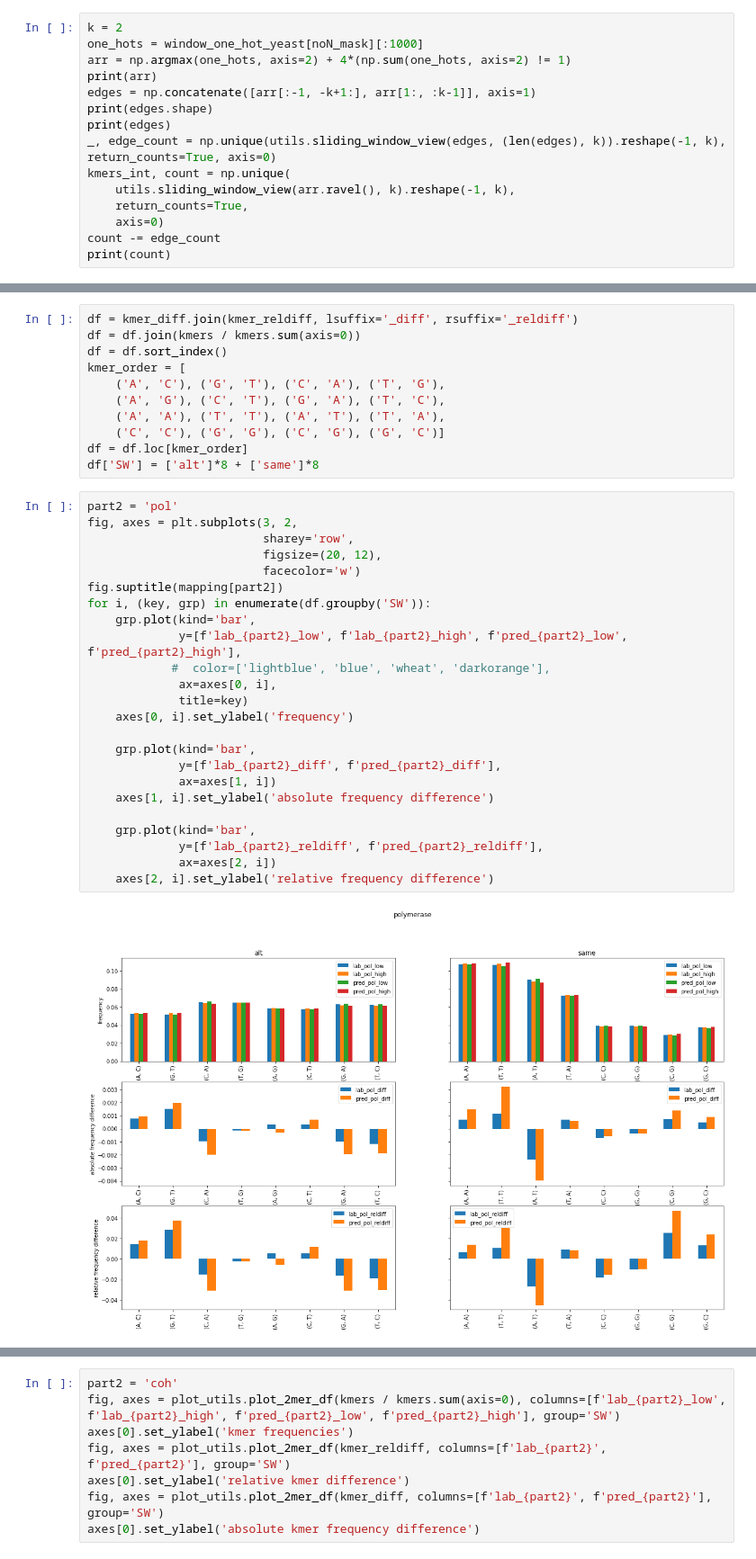
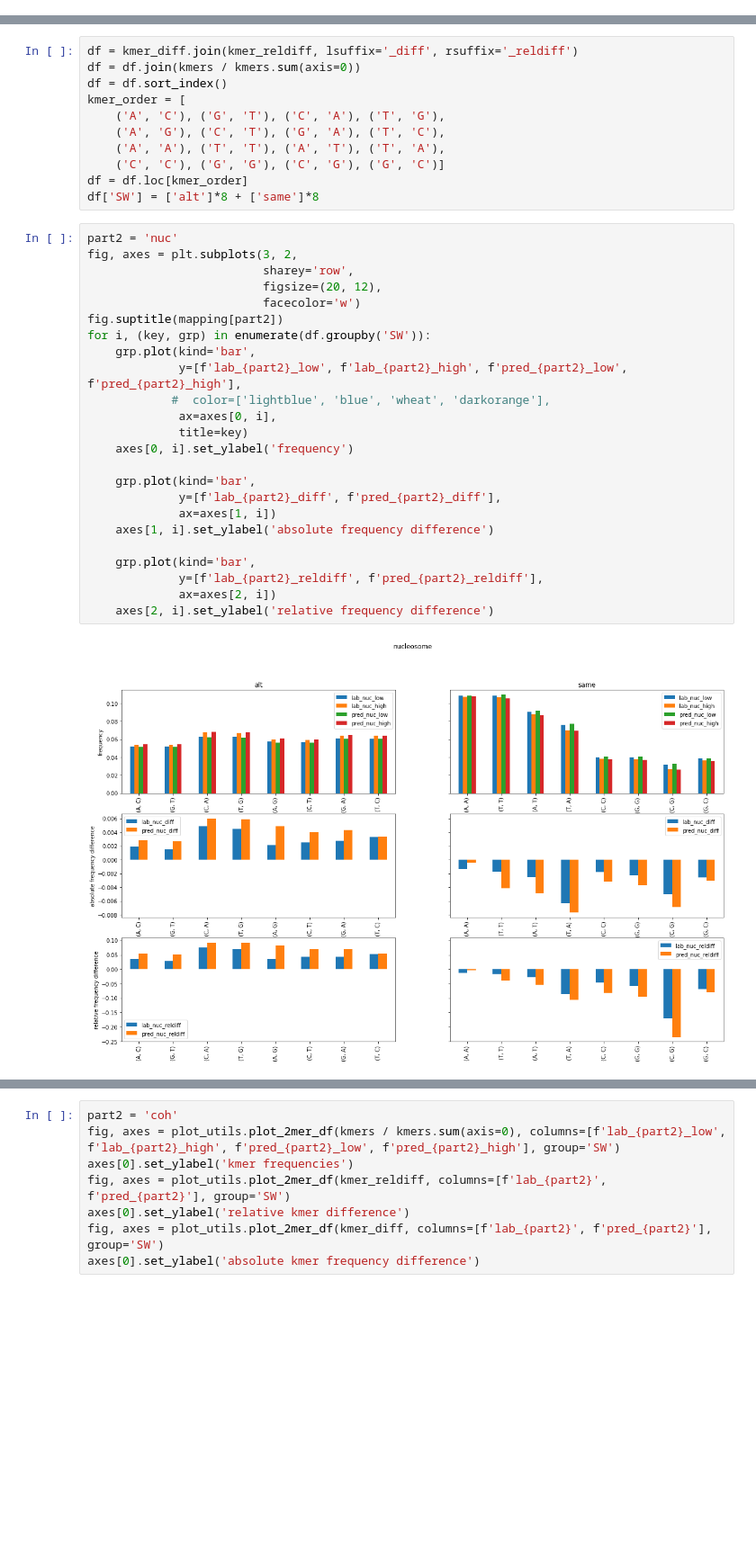
Before and after one commit to Alexwestbrook/mnhn-internship_DeepCNN_ChIP-seq, a Jupyter notebook: Generating_sequences.ipynb, the cells around one changed output, grey strips where cells are left out. Shown at 90% size. Saved outputs shown, nothing was run; the diff lists cells and outputs as text; blank space fills up the shorter version.

```diff
--- a/Generating_sequences.ipynb
+++ b/Generating_sequences.ipynb
@@ -1548,15 +1442,0 @@ utils.kmer_counts(window_one_hot_yeast[noN_mask][:n], k=k, includeN=False, versi
-# %%
-k = 2
-one_hots = window_one_hot_yeast[noN_mask][:1000]
-arr = np.argmax(one_hots, axis=2) + 4*(np.sum(one_hots, axis=2) != 1)
-print(arr)
-edges = np.concatenate([arr[:-1, -k+1:], arr[1:, :k-1]], axis=1)
-print(edges.shape)
-print(edges)
-_, edge_count = np.unique(utils.sliding_window_view(edges, (len(edges), k)).reshape(-1, k), return_counts=True, axis=0)
-kmers_int, count = np.unique(
-    utils.sliding_window_view(arr.ravel(), k).reshape(-1, k),
-    return_counts=True,
-    axis=0)
-count -= edge_count
-print(count)
@@ -1710,28 +1566,28 @@ kmer_order = [
 df = df.loc[kmer_order]
 df['SW'] = ['alt']*8 + ['same']*8
 # %%
-part2 = 'pol'
+part2 = 'nuc'
 fig, axes = plt.subplots(3, 2,
                          sharey='row',
                          figsize=(20, 12),
                          facecolor='w')
 fig.suptitle(mapping[part2])
 for i, (key, grp) in enumerate(df.groupby('SW')):
     grp.plot(kind='bar',
              y=[f'lab_{part2}_low', f'lab_{part2}_high', f'pred_{part2}_low', f'pred_{part2}_high'],
             #  color=['lightblue', 'blue', 'wheat', 'darkorange'],
              ax=axes[0, i],
              title=key)
     axes[0, i].set_ylabel('frequency')
 
     grp.plot(kind='bar',
              y=[f'lab_{part2}_diff', f'pred_{part2}_diff'],
              ax=axes[1, i])
     axes[1, i].set_ylabel('absolute frequency difference')
 
     grp.plot(kind='bar',
              y=[f'lab_{part2}_reldiff', f'pred_{part2}_reldiff'],
              ax=axes[2, i])
     axes[2, i].set_ylabel('relative frequency difference')
 # %% [output]
-[figure, old version]
+[figure, new version]
```
Also changed, not shown: parts of 21 cells of this notebook.
